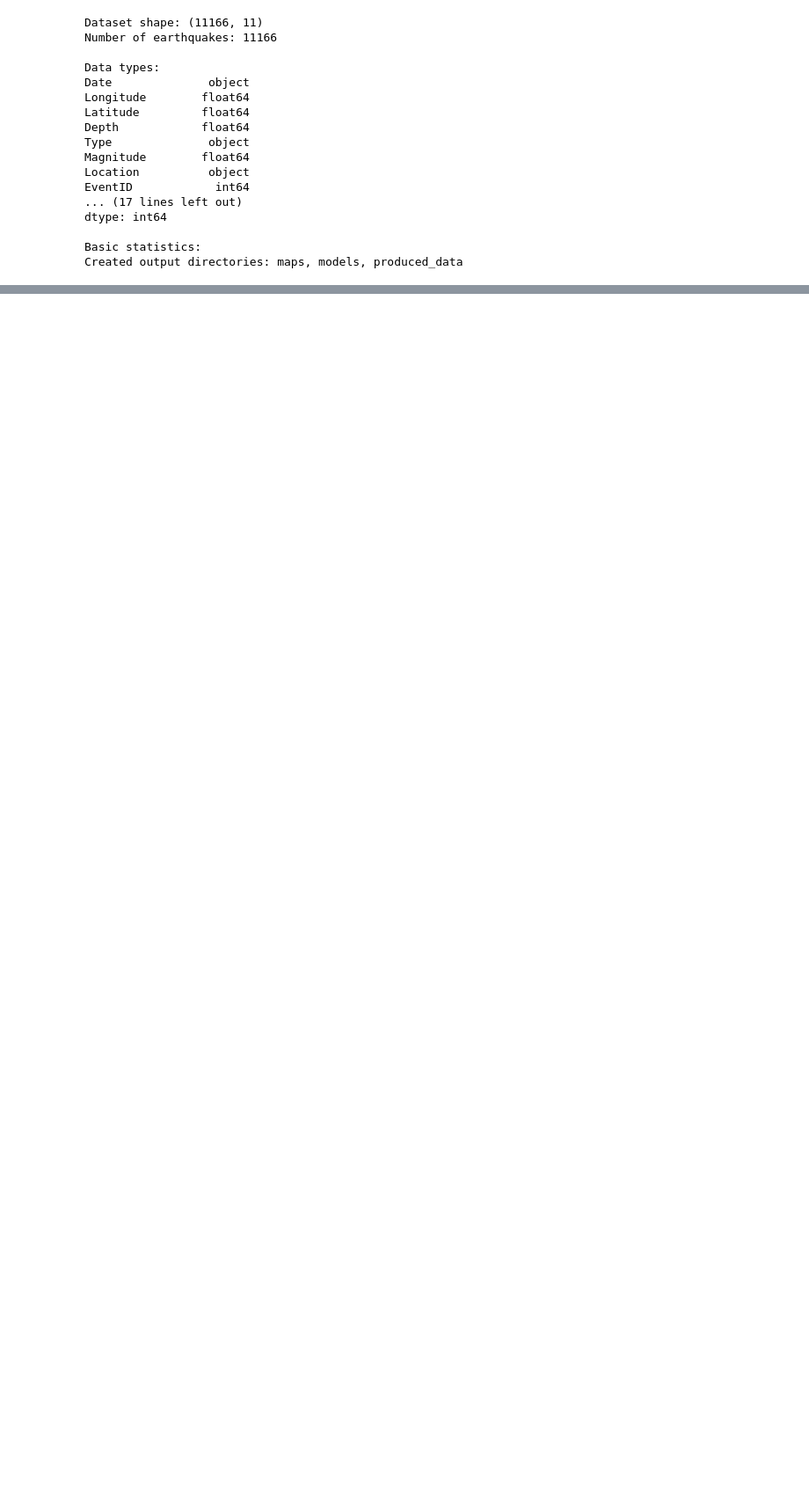
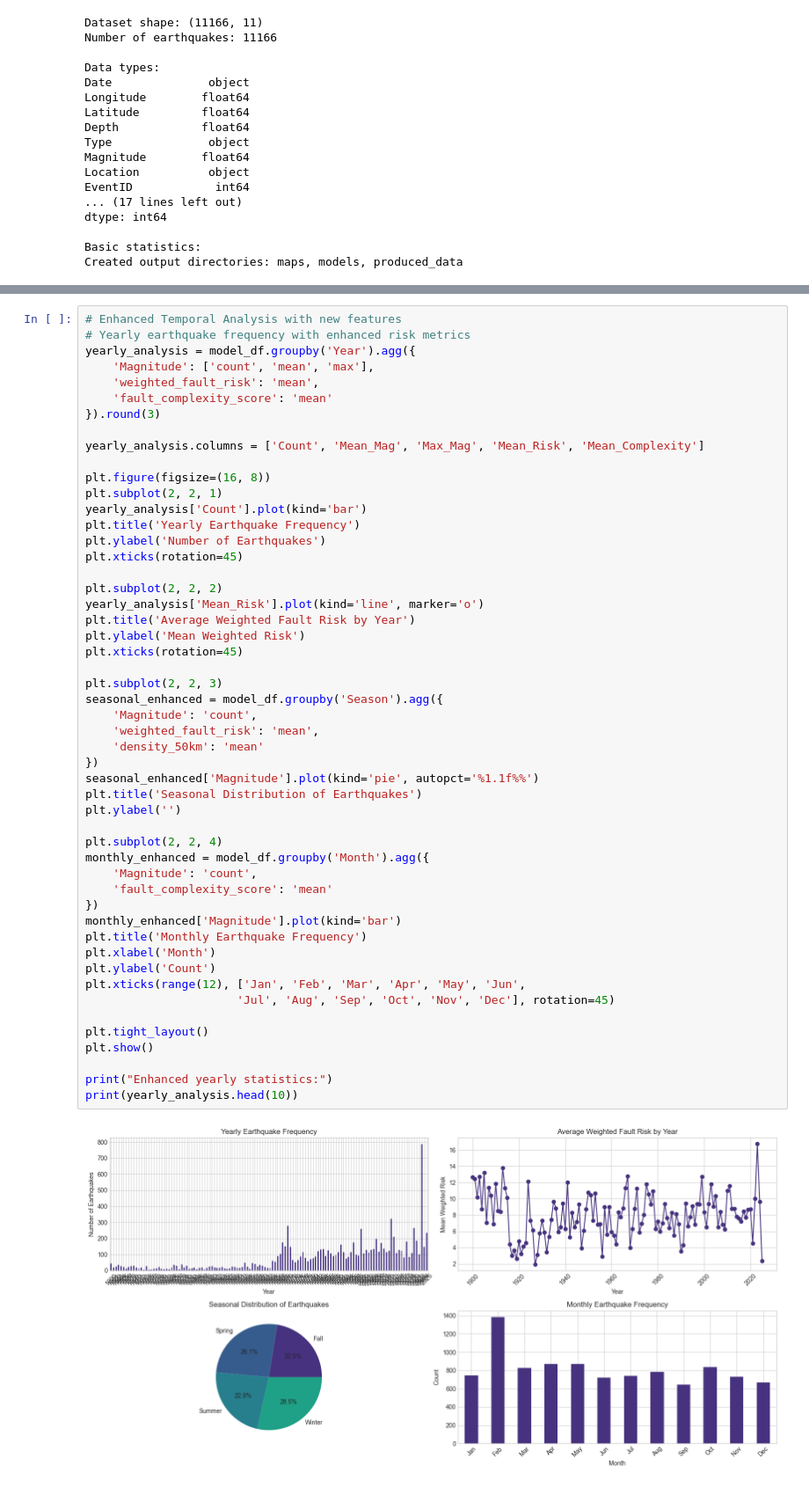
Before and after one commit to sarpowsky/turkey-earthquake-analysis, a Jupyter notebook: supervised.ipynb, the cells around one changed output, grey strips where cells are left out. Shown at 88% size. Drawn from its saved outputs; the diff is of its cells as text; blank space fills up the shorter version.

```diff
--- a/supervised.ipynb
+++ b/supervised.ipynb
@@ -1786,0 +1572,53 @@ Model loading script saved as 'models/load_pytorch_model.py'
+# %%
+# Enhanced Temporal Analysis with new features
+# Yearly earthquake frequency with enhanced risk metrics
+yearly_analysis = model_df.groupby('Year').agg({
+    'Magnitude': ['count', 'mean', 'max'],
+    'weighted_fault_risk': 'mean',
+    'fault_complexity_score': 'mean'
+}).round(3)
+
+yearly_analysis.columns = ['Count', 'Mean_Mag', 'Max_Mag', 'Mean_Risk', 'Mean_Complexity']
+
+plt.figure(figsize=(16, 8))
+plt.subplot(2, 2, 1)
+yearly_analysis['Count'].plot(kind='bar')
+plt.title('Yearly Earthquake Frequency')
+plt.ylabel('Number of Earthquakes')
+plt.xticks(rotation=45)
+
+plt.subplot(2, 2, 2)
+yearly_analysis['Mean_Risk'].plot(kind='line', marker='o')
+plt.title('Average Weighted Fault Risk by Year')
+plt.ylabel('Mean Weighted Risk')
+plt.xticks(rotation=45)
+
+plt.subplot(2, 2, 3)
+seasonal_enhanced = model_df.groupby('Season').agg({
+    'Magnitude': 'count',
+    'weighted_fault_risk': 'mean',
+    'density_50km': 'mean'
+})
+seasonal_enhanced['Magnitude'].plot(kind='pie', autopct='%1.1f%%')
+plt.title('Seasonal Distribution of Earthquakes')
+plt.ylabel('')
+
+plt.subplot(2, 2, 4)
+monthly_enhanced = model_df.groupby('Month').agg({
+    'Magnitude': 'count',
+    'fault_complexity_score': 'mean'
+})
+monthly_enhanced['Magnitude'].plot(kind='bar')
+plt.title('Monthly Earthquake Frequency')
+plt.xlabel('Month')
+plt.ylabel('Count')
+plt.xticks(range(12), ['Jan', 'Feb', 'Mar', 'Apr', 'May', 'Jun',
+                      'Jul', 'Aug', 'Sep', 'Oct', 'Nov', 'Dec'], rotation=45)
+
+plt.tight_layout()
+plt.show()
+
+print("Enhanced yearly statistics:")
+print(yearly_analysis.head(10))
+# %% [output]
+[figure, added]
```
Also changed, not shown: parts of 77 cells of this notebook, 42 other files.
